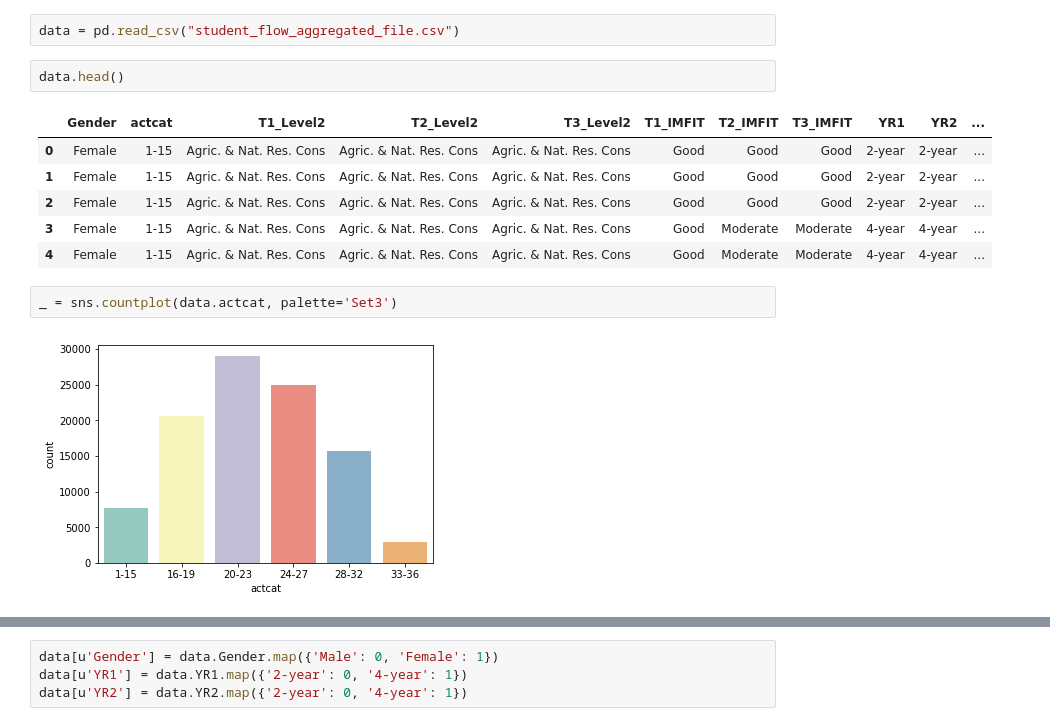
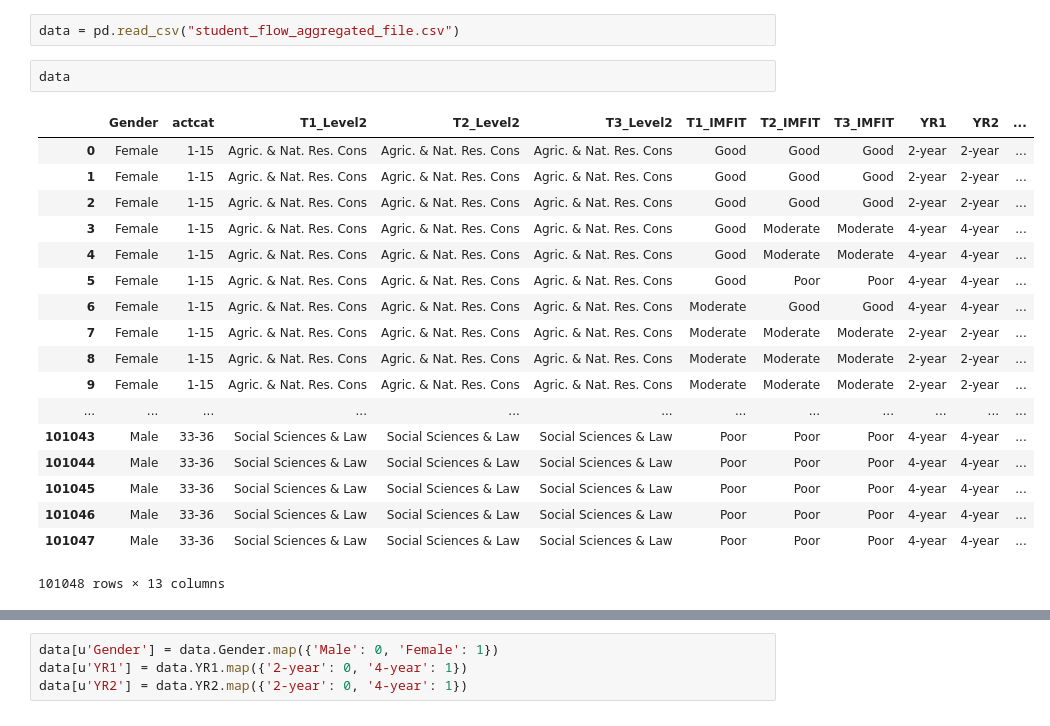
Before and after one commit to zkid18/data_visualization_project, a Jupyter notebook: Project.ipynb, the cells around one changed output, grey strips where cells are left out. Saved outputs shown, nothing was run; the diff lists cells and outputs as text.

```diff
--- a/Project.ipynb
+++ b/Project.ipynb
@@ -10,15 +10,23 @@ Populating the interactive namespace from numpy and matplotlib
 # %%
 data = pd.read_csv("student_flow_aggregated_file.csv")
 # %%
-data.head()
+data
 # %% [output]
 |  | Gender | actcat | T1_Level2 | T2_Level2 | T3_Level2 | T1_IMFIT | T2_IMFIT | T3_IMFIT | YR1 | YR2 | ... |
 | 0 | Female | 1-15 | Agric. & Nat. Res. Cons | Agric. & Nat. Res. Cons | Agric. & Nat. Res. Cons | Good | Good | Good | 2-year | 2-year | ... |
 | 1 | Female | 1-15 | Agric. & Nat. Res. Cons | Agric. & Nat. Res. Cons | Agric. & Nat. Res. Cons | Good | Good | Good | 2-year | 2-year | ... |
 | 2 | Female | 1-15 | Agric. & Nat. Res. Cons | Agric. & Nat. Res. Cons | Agric. & Nat. Res. Cons | Good | Good | Good | 2-year | 2-year | ... |
 | 3 | Female | 1-15 | Agric. & Nat. Res. Cons | Agric. & Nat. Res. Cons | Agric. & Nat. Res. Cons | Good | Moderate | Moderate | 4-year | 4-year | ... |
 | 4 | Female | 1-15 | Agric. & Nat. Res. Cons | Agric. & Nat. Res. Cons | Agric. & Nat. Res. Cons | Good | Moderate | Moderate | 4-year | 4-year | ... |
+| 5 | Female | 1-15 | Agric. & Nat. Res. Cons | Agric. & Nat. Res. Cons | Agric. & Nat. Res. Cons | Good | Poor | Poor | 4-year | 4-year | ... |
+| 6 | Female | 1-15 | Agric. & Nat. Res. Cons | Agric. & Nat. Res. Cons | Agric. & Nat. Res. Cons | Moderate | Good | Good | 4-year | 4-year | ... |
+| 7 | Female | 1-15 | Agric. & Nat. Res. Cons | Agric. & Nat. Res. Cons | Agric. & Nat. Res. Cons | Moderate | Moderate | Moderate | 2-year | 2-year | ... |
+| 8 | Female | 1-15 | Agric. & Nat. Res. Cons | Agric. & Nat. Res. Cons | Agric. & Nat. Res. Cons | Moderate | Moderate | Moderate | 2-year | 2-year | ... |
+| 9 | Female | 1-15 | Agric. & Nat. Res. Cons | Agric. & Nat. Res. Cons | Agric. & Nat. Res. Cons | Moderate | Moderate | Moderate | 2-year | 2-year | ... |
+| ... | ... | ... | ... | ... | ... | ... | ... | ... | ... | ... | ... |
+| 101043 | Male | 33-36 | Social Sciences & Law | Social Sciences & Law | Social Sciences & Law | Poor | Poor | Poor | 4-year | 4-year | ... |
+| 101044 | Male | 33-36 | Social Sciences & Law | Social Sciences & Law | Social Sciences & Law | Poor | Poor | Poor | 4-year | 4-year | ... |
+| 101045 | Male | 33-36 | Social Sciences & Law | Social Sciences & Law | Social Sciences & Law | Poor | Poor | Poor | 4-year | 4-year | ... |
+| 101046 | Male | 33-36 | Social Sciences & Law | Social Sciences & Law | Social Sciences & Law | Poor | Poor | Poor | 4-year | 4-year | ... |
+| 101047 | Male | 33-36 | Social Sciences & Law | Social Sciences & Law | Social Sciences & Law | Poor | Poor | Poor | 4-year | 4-year | ... |
+101048 rows × 13 columns
-# %%
-_ = sns.countplot(data.actcat, palette='Set3')
-# %% [output]
-[figure, removed]
```
Also changed, not shown: parts of 11 cells of this notebook, 6 other files.
